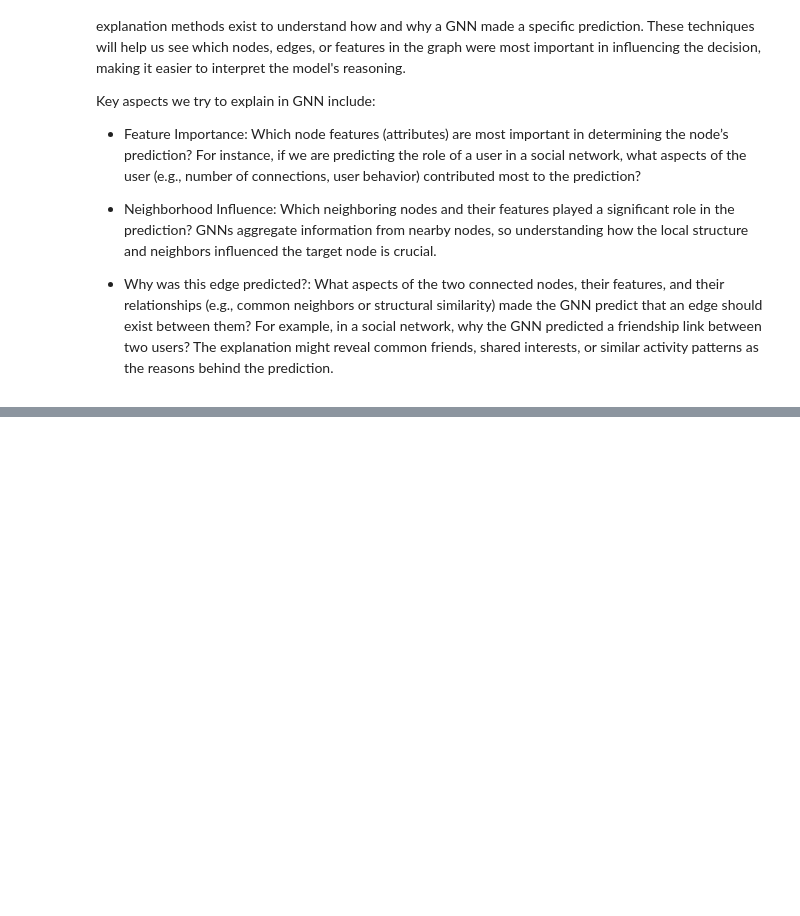
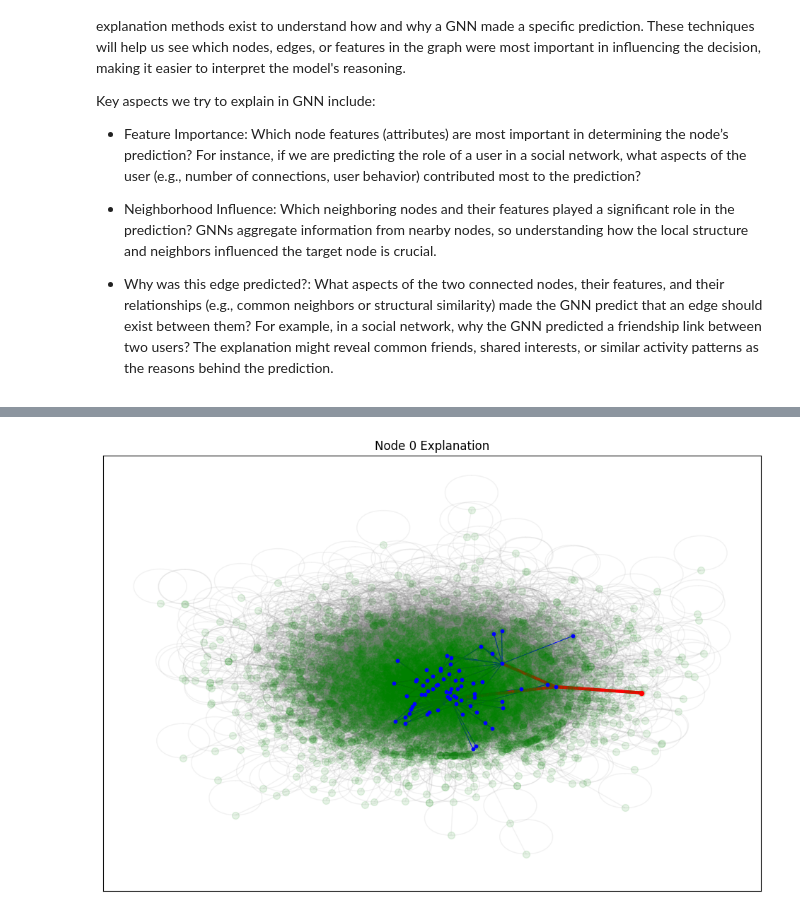
Before and after one commit to mabdolali/GNN_bootcamp, a Jupyter notebook: 5_Graph_Explainer.ipynb, the cells around one changed output, grey strips where cells are left out. Cells and saved outputs as stored; diff of their text form; code cells hidden in the pictures; blank space fills up the shorter version.

Commit message:
update explainer

```diff
--- a/5_Graph_Explainer.ipynb
+++ b/5_Graph_Explainer.ipynb
@@ -161,0 +190,80 @@ tensor([0.0574, 0.0602, 0.9548, 0.9328, 0.0687, 0.0432])
+# %%
+import torch
+import torch_geometric.transforms as T
+from torch_geometric.datasets import ExplainerDataset
+from torch_geometric.datasets.graph_generator import BAGraph
+from torch_geometric.explain import GNNExplainer
+from torch_geometric.nn import GCN
+from torch_geometric.utils import k_hop_subgraph
+import networkx as nx
+import matplotlib.pyplot as plt
+import numpy as np
+from torch_geometric.datasets import Twitch
+
+# 1. Load the dataset
+dataset = Twitch('.', name="EN")
+data = dataset[0]
+
+# 2. Create the model
+device = torch.device('cuda' if torch.cuda.is_available() else 'cpu')
+data = data.to(device)
+model = GCN(data.num_node_features, hidden_channels=64, num_layers=2,
+            out_channels=dataset.num_classes).to(device)
+model.eval()
+
+# 3. Initialize GNNExplainer
+explainer = Explainer(
+    model=model,
+    algorithm=GNNExplainer(epochs=200),
+    explanation_type='model',
+    node_mask_type='attributes',
+    edge_mask_type='object',
+    model_config=dict(
+        mode='multiclass_classification',
+        task_level='node',
+        return_type='log_probs',
+    ),
+)
+
+# 4. Choose a node to explain
+node_idx = 0  # Index of the node to explain
+target = data.y[node_idx]
+
+# 5. Explain the node
+explaination = explainer(x=data.x, edge_index=data.edge_index, index = node_idx)
+
+node_feat_mask, edge_mask = explaination.node_mask, explaination.edge_mask
+# 6. Get the 3-hop subgraph around the node
+subset, _, _, hard_edge_mask = k_hop_subgraph(node_idx, num_hops=3, edge_index=data.edge_index)
+
+# 7. Convert the edge mask to numpy for visualization
+edge_mask_np = edge_mask.cpu().numpy()
+hard_edge_mask_np = hard_edge_mask.cpu().numpy()
+
+# 8. Create NetworkX graph for visualization
+G = nx.Graph()
+G.add_edges_from(data.edge_index.t().cpu().numpy())
+pos = nx.spring_layout(G) # Layout for visualization
+
+plt.figure(figsize=(12, 8))
+
+# Draw all edges
+nx.draw_networkx_edges(G, pos, alpha=0.1, edge_color='grey')
+
+# Draw nodes
+nx.draw_networkx_nodes(G, pos, node_size=50, alpha=0.1, node_color='green')
+
+nx.draw_networkx_nodes(G, pos, nodelist=subset.tolist(), node_size=10, node_color='blue')
+nx.draw_networkx_nodes(G, pos, nodelist=[node_idx], node_size=20, node_color='red')
+# Draw edges in the subgraph
+nx.draw_networkx_edges(G, pos, edgelist=data.edge_index[:, hard_edge_mask].t().cpu().numpy().tolist(), edge_color='blue', width=0.5)
+
+# Draw edges highlighted by GNNExplainer
+highlighted_edges = data.edge_index[:, edge_mask_np > 0].t().cpu().numpy()  # Adjust threshold as needed
+nx.draw_networkx_edges(G, pos, edgelist=highlighted_edges.tolist(), edge_color='red', width=3,alpha=1)
+
+
+plt.title(f'Node {node_idx} Explanation')
+plt.show()
+# %% [output]
+[figure, added]
```
Also changed, not shown: parts of 6 cells of this notebook.
